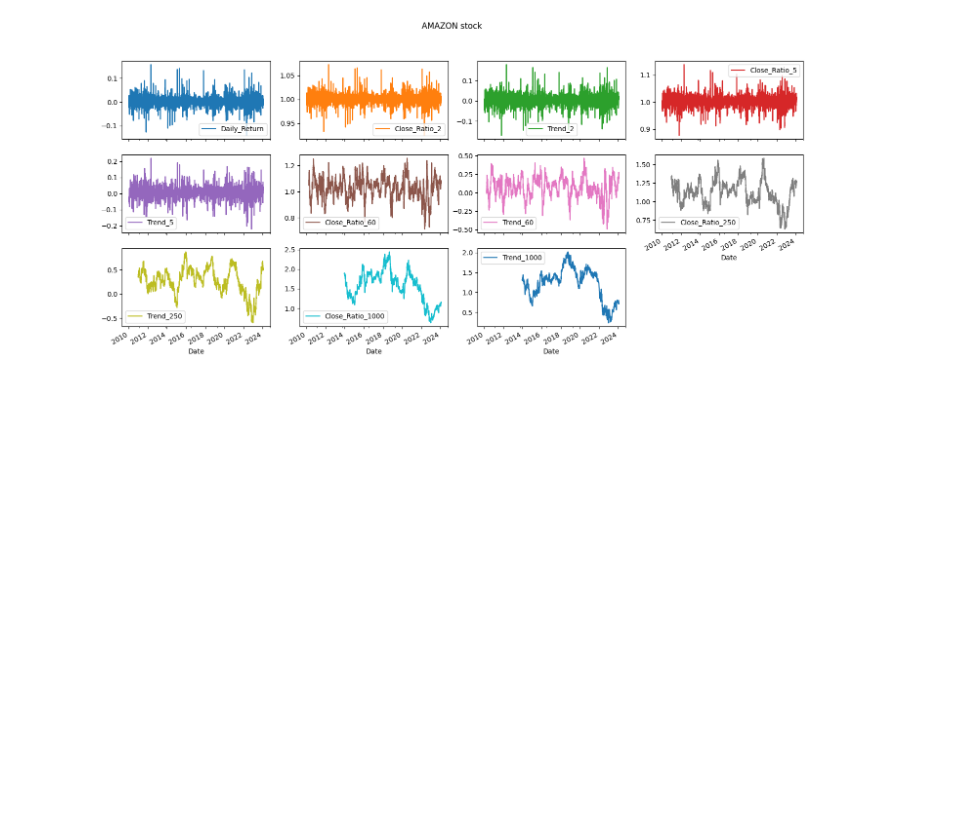
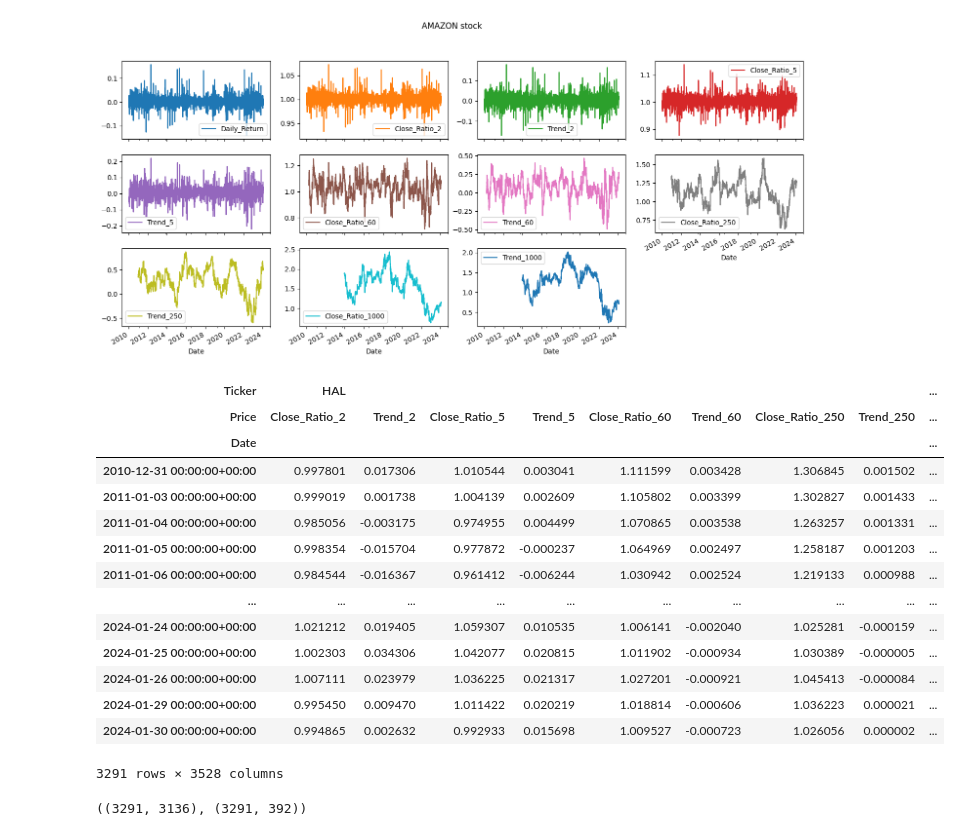
Before and after one commit to PsuperX/stocks-prediction-labia, a Jupyter notebook: notebooks/00-testing.ipynb, the cells around one changed output. Drawn from its saved outputs; the diff is of its cells as text; code cells hidden in the pictures; blank space fills up the shorter version.

```diff
--- a/notebooks/00-testing.ipynb
+++ b/notebooks/00-testing.ipynb
@@ -207,0 +216,19 @@ search = RandomizedSearchCV(pipeline, {"classifier__n_estimators": [i for i in r
+# %%
+processed = pd.read_pickle(PROCESSED_DATA_DIR / "final.pkl")
+processed
+# %% [output]
+| Ticker | HAL |  |  |  |  |  |  |  | ... |
+| Price | Close_Ratio_2 | Trend_2 | Close_Ratio_5 | Trend_5 | Close_Ratio_60 | Trend_60 | Close_Ratio_250 | Trend_250 | ... |
+| Date |  |  |  |  |  |  |  |  | ... |
+| 2010-12-31 00:00:00+00:00 | 0.997801 | 0.017306 | 1.010544 | 0.003041 | 1.111599 | 0.003428 | 1.306845 | 0.001502 | ... |
+| 2011-01-03 00:00:00+00:00 | 0.999019 | 0.001738 | 1.004139 | 0.002609 | 1.105802 | 0.003399 | 1.302827 | 0.001433 | ... |
+| 2011-01-04 00:00:00+00:00 | 0.985056 | -0.003175 | 0.974955 | 0.004499 | 1.070865 | 0.003538 | 1.263257 | 0.001331 | ... |
+| 2011-01-05 00:00:00+00:00 | 0.998354 | -0.015704 | 0.977872 | -0.000237 | 1.064969 | 0.002497 | 1.258187 | 0.001203 | ... |
+| 2011-01-06 00:00:00+00:00 | 0.984544 | -0.016367 | 0.961412 | -0.006244 | 1.030942 | 0.002524 | 1.219133 | 0.000988 | ... |
+| ... | ... | ... | ... | ... | ... | ... | ... | ... | ... |
+| 2024-01-24 00:00:00+00:00 | 1.021212 | 0.019405 | 1.059307 | 0.010535 | 1.006141 | -0.002040 | 1.025281 | -0.000159 | ... |
+| 2024-01-25 00:00:00+00:00 | 1.002303 | 0.034306 | 1.042077 | 0.020815 | 1.011902 | -0.000934 | 1.030389 | -0.000005 | ... |
+| 2024-01-26 00:00:00+00:00 | 1.007111 | 0.023979 | 1.036225 | 0.021317 | 1.027201 | -0.000921 | 1.045413 | -0.000084 | ... |
+| 2024-01-29 00:00:00+00:00 | 0.995450 | 0.009470 | 1.011422 | 0.020219 | 1.018814 | -0.000606 | 1.036223 | 0.000021 | ... |
+| 2024-01-30 00:00:00+00:00 | 0.994865 | 0.002632 | 0.992933 | 0.015698 | 1.009527 | -0.000723 | 1.026056 | 0.000002 | ... |
+3291 rows × 3528 columns
@@ -207,0 +237,6 @@ search = RandomizedSearchCV(pipeline, {"classifier__n_estimators": [i for i in r
+# %%
+X = processed.drop(columns="Target", level=1)
+y = processed.xs("Target", level=1, axis=1)
+X.shape, y.shape
+# %% [output]
+((3291, 3136), (3291, 392))
```
Also changed, not shown: parts of 11 cells of this notebook, 2 other files.
